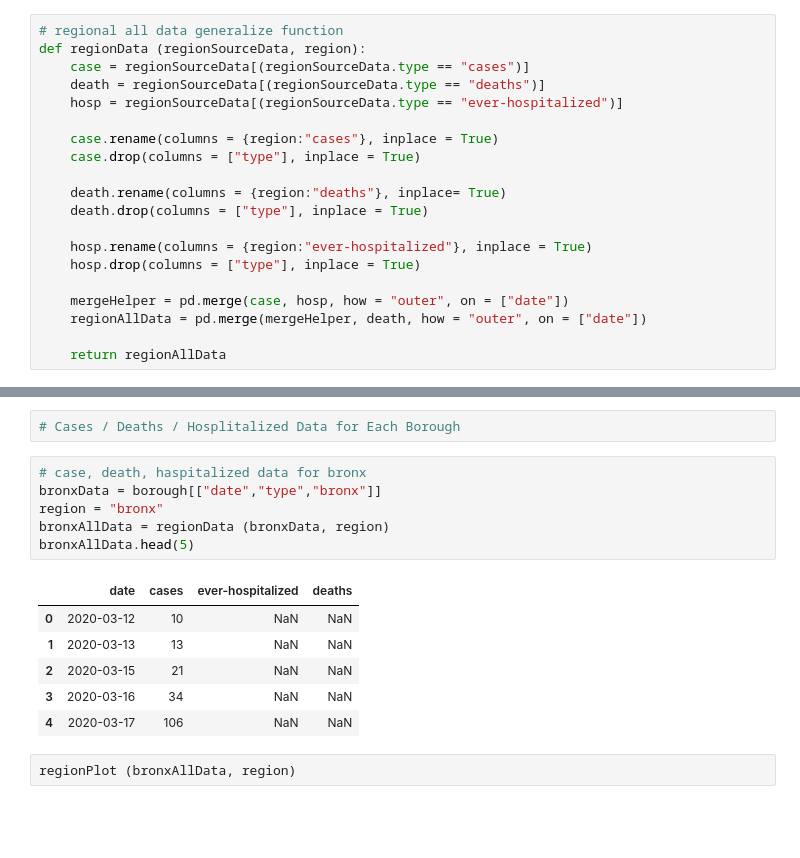
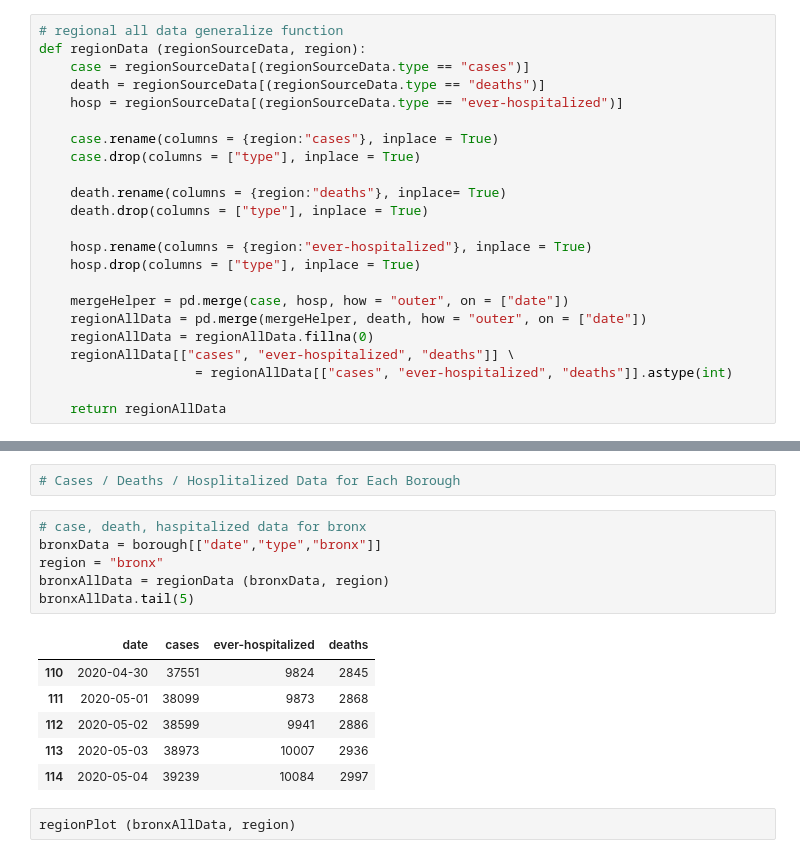
Before and after one commit to ArcZz/Nyc_Cov19_project, a Jupyter notebook: Part_1.ipynb, the cells around one changed output, grey strips where cells are left out. Drawn from its saved outputs; the diff is of its cells as text; blank space fills up the shorter version.

```diff
--- a/Part_1.ipynb
+++ b/Part_1.ipynb
@@ -93,6 +93,9 @@ def regionData (regionSourceData, region):
 
     mergeHelper = pd.merge(case, hosp, how = "outer", on = ["date"])
     regionAllData = pd.merge(mergeHelper, death, how = "outer", on = ["date"])
+    regionAllData = regionAllData.fillna(0)
+    regionAllData[["cases", "ever-hospitalized", "deaths"]] \
+                    = regionAllData[["cases", "ever-hospitalized", "deaths"]].astype(int)
 
     return regionAllData
 # %%
@@ -144,16 +147,16 @@ regionPlot (nycAllData, region)
 # %%
 # case, death, haspitalized data for bronx
 bronxData = borough[["date","type","bronx"]]
 region = "bronx"
 bronxAllData = regionData (bronxData, region)
-bronxAllData.head(5)
+bronxAllData.tail(5)
 # %% [output]
 |  | date | cases | ever-hospitalized | deaths |
-| 0 | 2020-03-12 | 10 | NaN | NaN |
-| 1 | 2020-03-13 | 13 | NaN | NaN |
-| 2 | 2020-03-15 | 21 | NaN | NaN |
-| 3 | 2020-03-16 | 34 | NaN | NaN |
-| 4 | 2020-03-17 | 106 | NaN | NaN |
+| 110 | 2020-04-30 | 37551 | 9824 | 2845 |
+| 111 | 2020-05-01 | 38099 | 9873 | 2868 |
+| 112 | 2020-05-02 | 38599 | 9941 | 2886 |
+| 113 | 2020-05-03 | 38973 | 10007 | 2936 |
+| 114 | 2020-05-04 | 39239 | 10084 | 2997 |
 # %%
 regionPlot (bronxAllData, region)
 # %% [output]
```
Also changed, not shown: parts of 6 cells of this notebook.
